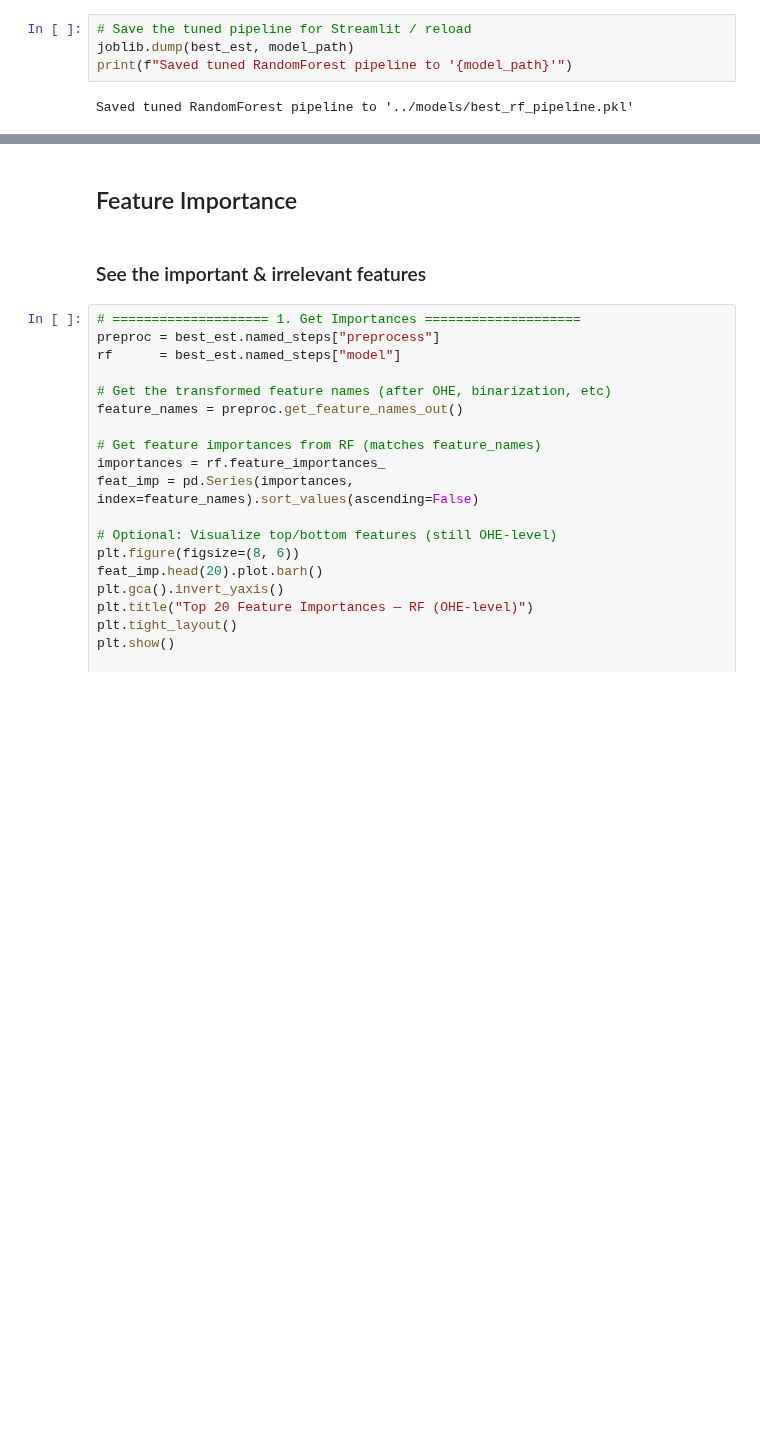
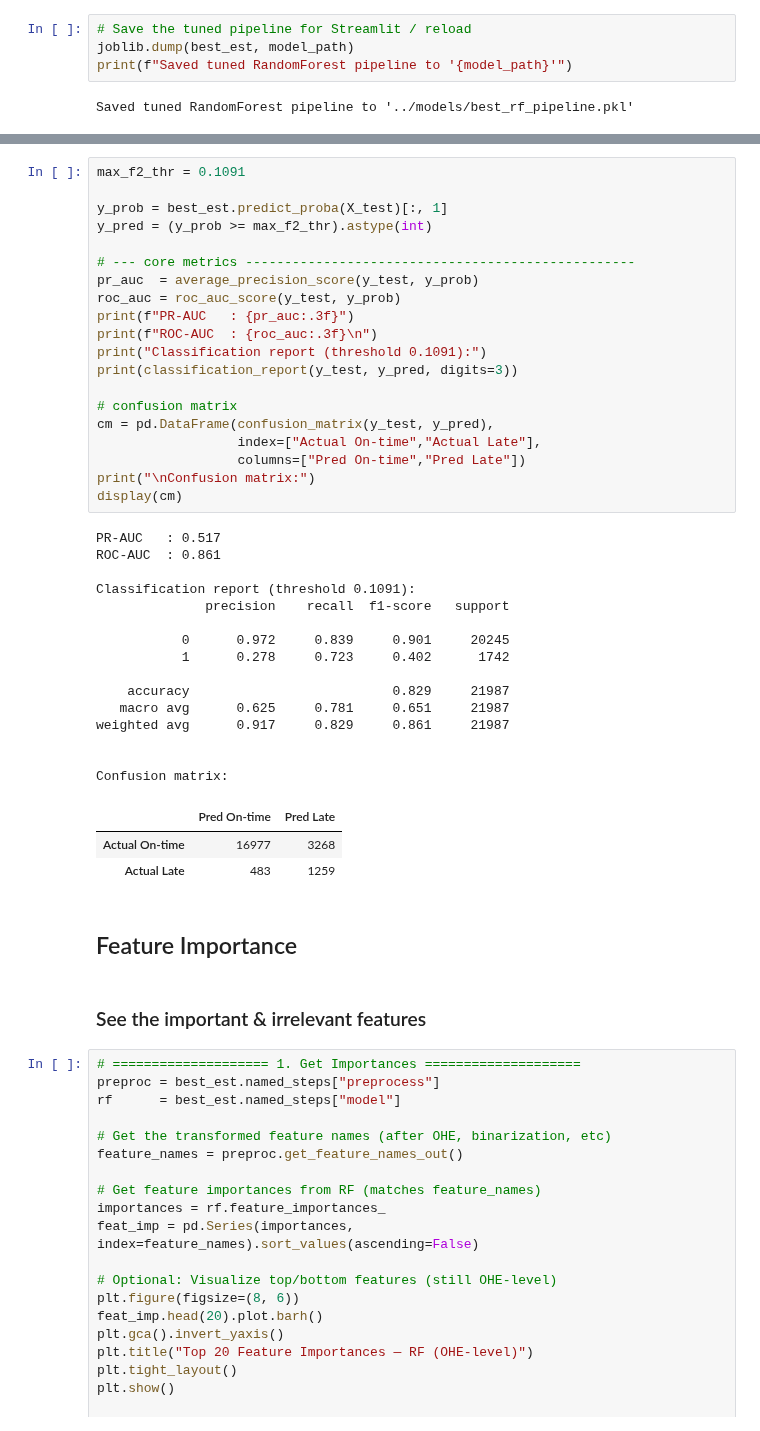
Before and after one commit to RioPramana21/Final-Project-Olist, a Jupyter notebook: preparation_notebooks/Machine Learning Model Building.ipynb, the cells around one changed output, grey strips where cells are left out. Drawn from its saved outputs; the diff is of its cells as text; blank space fills up the shorter version.

```diff
--- a/preparation_notebooks/Machine Learning Model Building.ipynb
+++ b/preparation_notebooks/Machine Learning Model Building.ipynb
@@ -1081,3 +1083,42 @@ Saved tuned RandomForest pipeline to '../models/best_rf_pipeline.pkl'
+# %%
+max_f2_thr = 0.1091
+
+y_prob = best_est.predict_proba(X_test)[:, 1]
+y_pred = (y_prob >= max_f2_thr).astype(int)
+
+# --- core metrics --------------------------------------------------
+pr_auc  = average_precision_score(y_test, y_prob)
+roc_auc = roc_auc_score(y_test, y_prob)
+print(f"PR-AUC   : {pr_auc:.3f}")
+print(f"ROC-AUC  : {roc_auc:.3f}\n")
+print("Classification report (threshold 0.1091):")
+print(classification_report(y_test, y_pred, digits=3))
+
+# confusion matrix
+cm = pd.DataFrame(confusion_matrix(y_test, y_pred),
+                  index=["Actual On-time","Actual Late"],
+                  columns=["Pred On-time","Pred Late"])
+print("\nConfusion matrix:")
+display(cm)
+# %% [output]
+PR-AUC   : 0.517
+ROC-AUC  : 0.861
+
+Classification report (threshold 0.1091):
+              precision    recall  f1-score   support
+
+           0      0.972     0.839     0.901     20245
+           1      0.278     0.723     0.402      1742
+
+    accuracy                          0.829     21987
+   macro avg      0.625     0.781     0.651     21987
+weighted avg      0.917     0.829     0.861     21987
+
+
+Confusion matrix:
+|  | Pred On-time | Pred Late |
+| Actual On-time | 16977 | 3268 |
+| Actual Late | 483 | 1259 |
 # %% [markdown]
 ## Feature Importance
 # %% [markdown]
```
Also changed, not shown: parts of 14 cells of this notebook.
